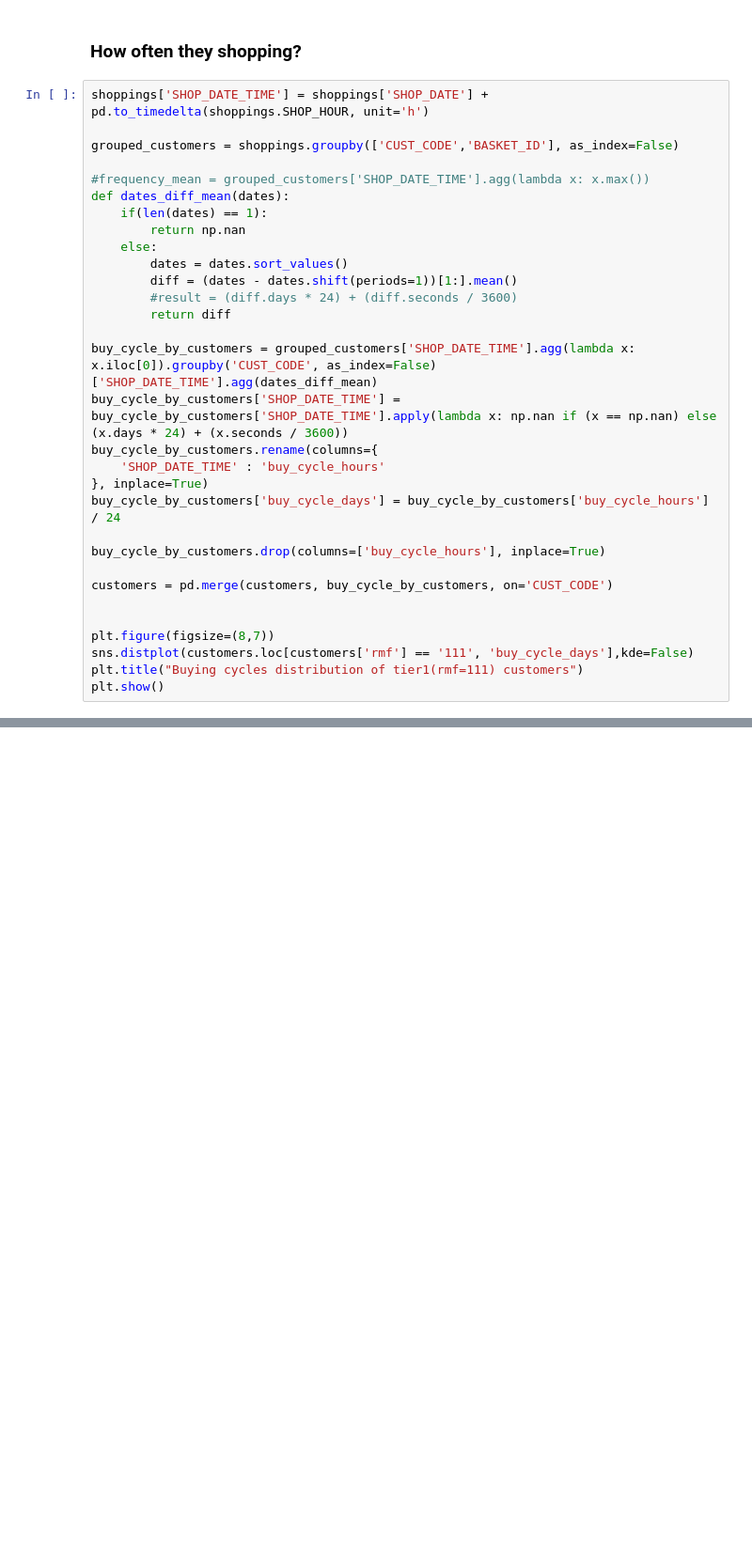
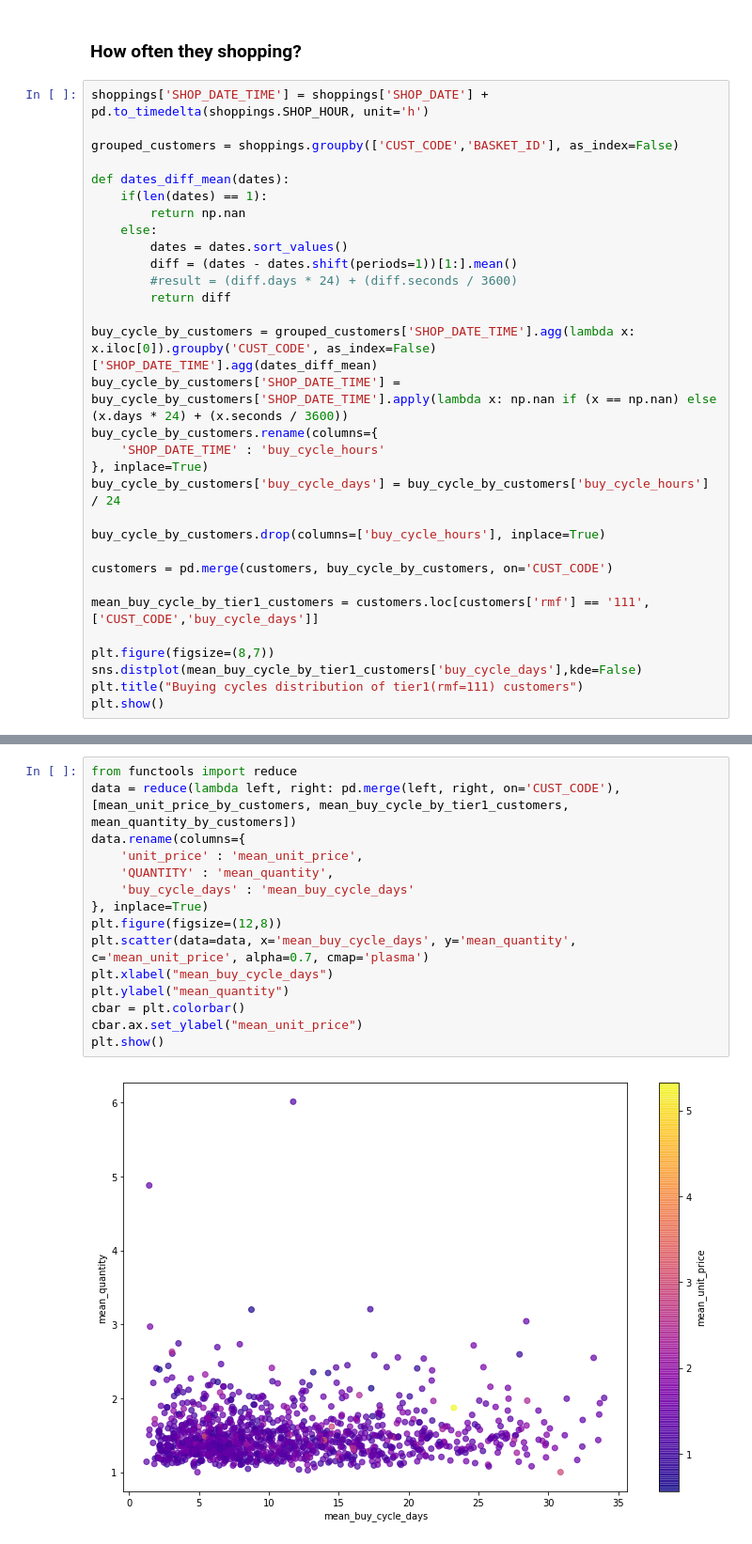
Before and after one commit to joei1994/ML-Projects, a Jupyter notebook: mini-projects/data-cafe-supermarket/customer_segmentation.ipynb, the cells around one changed output, grey strips where cells are left out. Shown at 94% size. Drawn from its saved outputs; the diff is of its cells as text; blank space fills up the shorter version.

```diff
--- a/mini-projects/data-cafe-supermarket/customer_segmentation.ipynb
+++ b/mini-projects/data-cafe-supermarket/customer_segmentation.ipynb
@@ -194,7 +194,6 @@ shoppings['SHOP_DATE_TIME'] = shoppings['SHOP_DATE'] + pd.to_timedelta(shoppings
 
 grouped_customers = shoppings.groupby(['CUST_CODE','BASKET_ID'], as_index=False)
 
-#frequency_mean = grouped_customers['SHOP_DATE_TIME'].agg(lambda x: x.max())
 def dates_diff_mean(dates):
     if(len(dates) == 1):
         return np.nan
@@ -215,9 +214,10 @@ buy_cycle_by_customers.drop(columns=['buy_cycle_hours'], inplace=True)
 
 customers = pd.merge(customers, buy_cycle_by_customers, on='CUST_CODE')
 
+mean_buy_cycle_by_tier1_customers = customers.loc[customers['rmf'] == '111', ['CUST_CODE','buy_cycle_days']]
 
 plt.figure(figsize=(8,7))
-sns.distplot(customers.loc[customers['rmf'] == '111', 'buy_cycle_days'],kde=False)
+sns.distplot(mean_buy_cycle_by_tier1_customers['buy_cycle_days'],kde=False)
 plt.title("Buying cycles distribution of tier1(rmf=111) customers")
 plt.show()
 # %% [output]
@@ -224,0 +252,17 @@ plt.show()
+# %%
+from functools import reduce
+data = reduce(lambda left, right: pd.merge(left, right, on='CUST_CODE'), [mean_unit_price_by_customers, mean_buy_cycle_by_tier1_customers, mean_quantity_by_customers])
+data.rename(columns={
+    'unit_price' : 'mean_unit_price',
+    'QUANTITY' : 'mean_quantity',
+    'buy_cycle_days' : 'mean_buy_cycle_days'
+}, inplace=True)
+plt.figure(figsize=(12,8))
+plt.scatter(data=data, x='mean_buy_cycle_days', y='mean_quantity', c='mean_unit_price', alpha=0.7, cmap='plasma')
+plt.xlabel("mean_buy_cycle_days")
+plt.ylabel("mean_quantity")
+cbar = plt.colorbar()
+cbar.ax.set_ylabel("mean_unit_price")
+plt.show()
+# %% [output]
+[figure, added]
```
Also changed, not shown: parts of 6 cells of this notebook.
